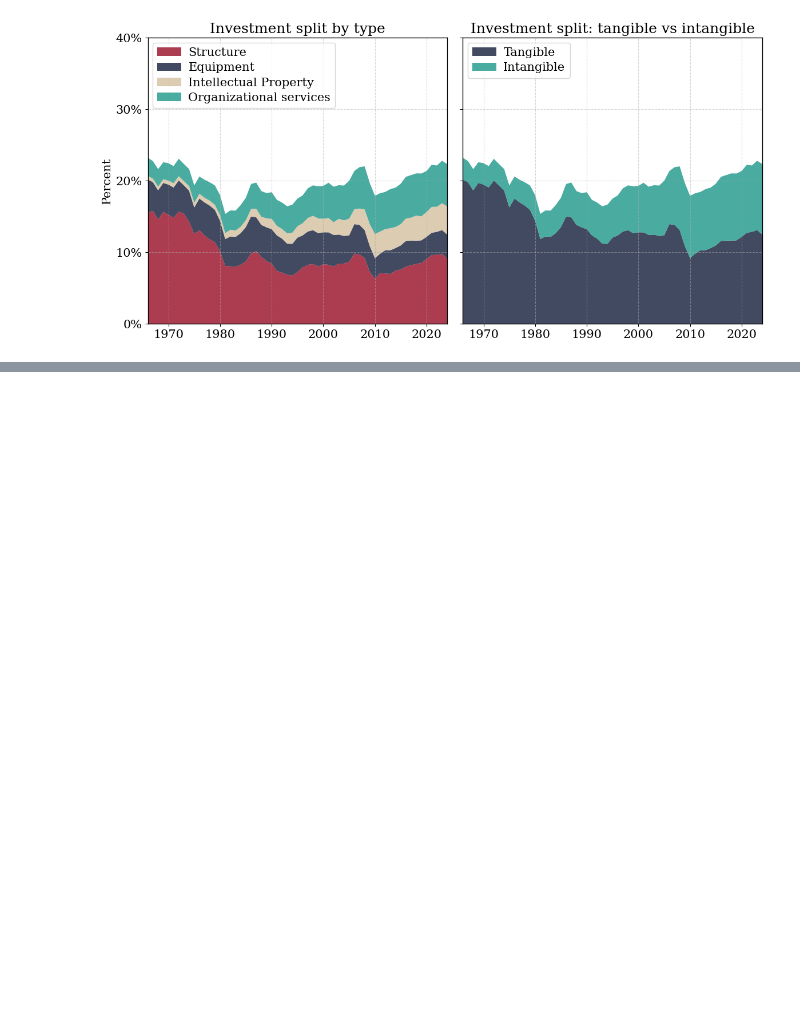
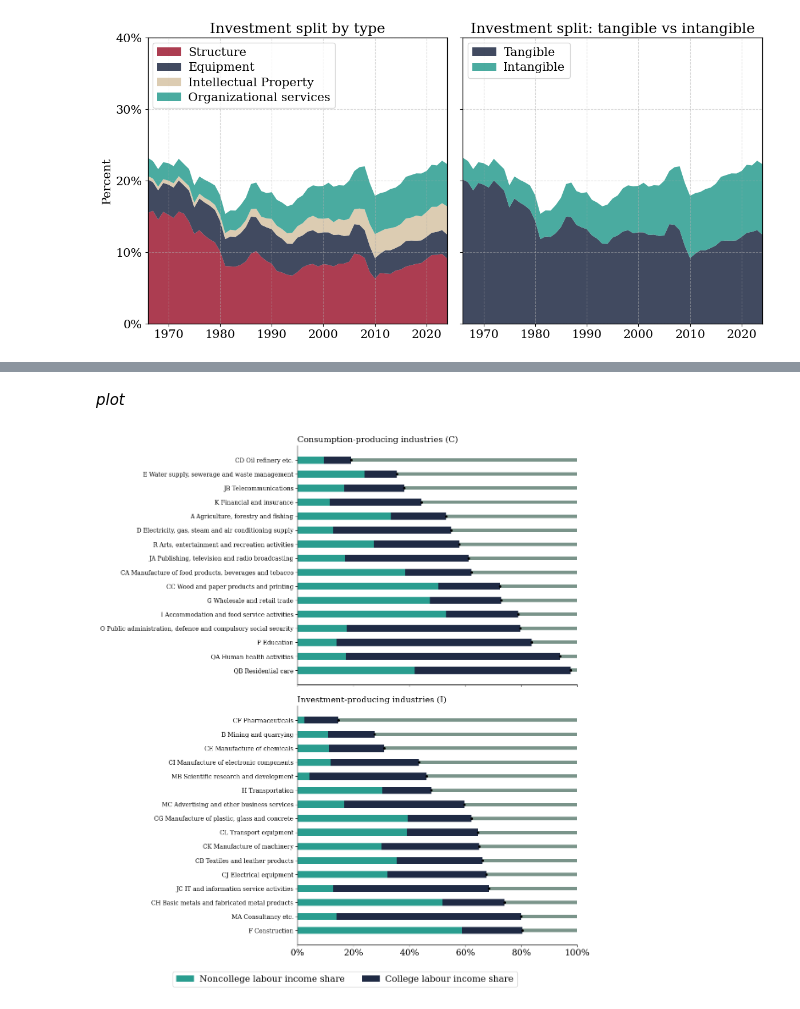
Before and after one commit to cfn368/ba_capinc, a Jupyter notebook: 4_expenditure_s.ipynb, the cells around one changed output, grey strips where cells are left out. Cells and saved outputs as stored; diff of their text form; code cells hidden in the pictures; blank space fills up the shorter version.

```diff
--- a/4_expenditure_s.ipynb
+++ b/4_expenditure_s.ipynb
@@ -188,7 +191,7 @@ IO_GDP['final_use'] = (IO_GDP['C'] + IO_GDP['G'] + IO_GDP['intan'] + IO_GDP['tan
 IO_GDP['final_use_share'] = IO_GDP['final_use'] / IO_GDP['GDP_cp'] * 100
 
 # 5. print all for a specific year
-year = 1980
+year = 2024
 # cols = ['parent','C_share','intan_share','tan_share','X_share', 'M_share']
 cols = ['parent','C_share','intan_share','tan_share','NX_share','final_use_share']
 
@@ -339,0 +556,77 @@ plt.show()
+# %%
+# 2. set up mapping
+df_final['code'] = df_final['BRANCHE'].str.split(' ').str[0]
+
+# 3. C or I type
+IO_parent_year['type'] = np.where(IO_parent_year['parent'].isin(top_C), 'C', 'I')
+
+# 4. map to type
+df_final['type'] = df_final['code'].map(IO_parent_year.set_index('parent')['type'])
+# %% [markdown]
+*plot*
+# %%
+year  = 2024
+d = df_final.loc[df_final["TID"] == year].copy()
+
+# split blocks
+cons = d.loc[d["type"] == "C"].copy()
+inv  = d.loc[d["type"] == "I"].copy()
+
+cons = cons.sort_values("labor_share", ascending=False)
+inv  = inv.sort_values("labor_share", ascending=False)
+
+# colours (change if you want)
+c_col = "#1F2A44"   # college
+c_non = "#2A9D8F"   # noncollege
+c_cap = "#7a948a"   # residual to 100
+
+# fig
+fig, axes = plt.subplots(2, 1, figsize=(12, 14), sharex=True)
+
+for ax, block, ttl in [
+    (axes[0], cons, "Consumption-producing industries (C)"),
+    (axes[1], inv,  "Investment-producing industries (I)"),
+]:
+    y = np.arange(len(block))
+
+    noncol = block["LS_noncol"].to_numpy()
+    col    = block["LS_college"].to_numpy()
+    lab    = block["labor_share"].to_numpy()
+    cap    = 100.0 - lab
+
+    # stacked bars: noncollege + college + residual (capital share)
+    ax.barh(y, noncol, color=c_non,
+            edgecolor="none", height=0.5,
+            label="Noncollege labour income share")
+
+    ax.barh(y, col, left=noncol, color=c_col,
+            edgecolor="none", height=0.5,
+            label="College labour income share")
+
+    ax.barh(y, cap, left=lab, color=c_cap, edgecolor="none", height=0.24)
+
+    # dot at total labour share
+    ax.scatter(lab, y, s=10, color="k", zorder=3)
+
+    ax.set_yticks(y)
+    ax.set_yticklabels(block["BRANCHE"], fontsize=10)
+    ax.set_xlim(0, 100)
+    ax.set_xticks(np.arange(0, 101, 20))
+    ax.set_xticklabels([f"{v:d}%" for v in range(0, 101, 20)])
+
+    for spine in ["top", "right"]:
+        ax.spines[spine].set_visible(False)
+
+    ax.set_title(ttl, loc="left", fontsize=14)
+
+# one legend for the whole figure (only the two labour components)
+handles, labels = axes[0].get_legend_handles_labels()
+fig.legend(
+    handles[:2], labels[:2], loc="lower center",
+    ncol=2, frameon=True, bbox_to_anchor=(0.5, 0.02))
+
+# fig.suptitle(f"Labour share split by education, {year}", y=0.995)
+plt.tight_layout(rect=(0, 0.06, 1, 0.97))
+plt.show()
+# %% [output]
+[figure, added]
```
Also changed, not shown: parts of 19 cells of this notebook.
